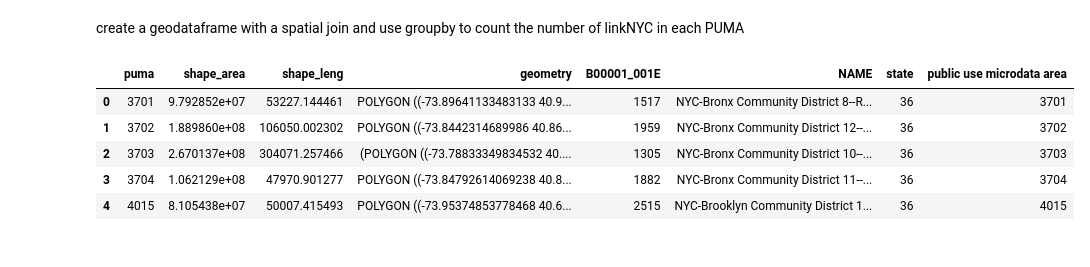
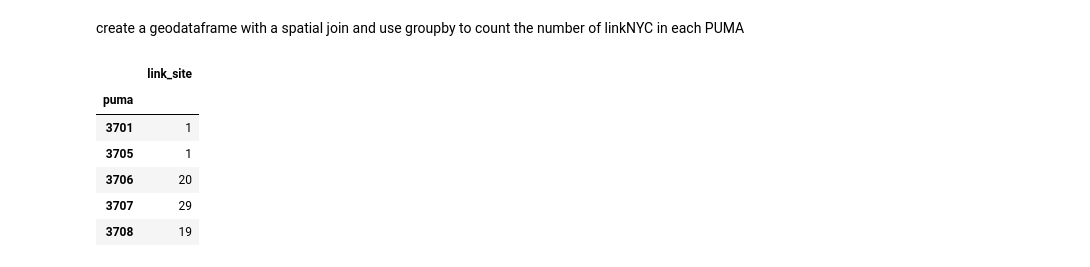
Before and after one commit to SohamMody/PUI2018_srm699, a Jupyter notebook: HW7_srm699/geopandas_census.ipynb, the cells around one changed output. Saved outputs shown, nothing was run; the diff lists cells and outputs as text; code cells hidden in the pictures.

```diff
--- a/HW7_srm699/geopandas_census.ipynb
+++ b/HW7_srm699/geopandas_census.ipynb
@@ -414,7 +414,7 @@ linkNYC.head()
 # %%
 linkNYC = gpd.GeoDataFrame(linkNYC)
 # %%
-linkNYC.crs = crs.from_epsg(2263)
+#linkNYC.crs = crs.from_epsg(2263)
 # %% [markdown]
 # plot the location of the linkNYC stations on top of a choropleth of broadband access percentage in *5 equal intervals*
 
@@ -466,6 +466,8 @@ pumaPop.head()
 | 4 | 2874 | Oneida County (Central)--Greater ... | 36 | 402 |
 # %%
 pumashp2 = pumashp.merge(pumaPop,how='inner',left_on='puma',right_on='public use microdata area')
+# %%
+pumashp2['puma'] = pumashp2['puma'].astype(int)
 # %%
 pumashp2.head()
 # %% [output]
@@ -485,14 +487,17 @@ pumashp2.head()
 convert coordinates for pumashp and linkNYC
 # %% [markdown]
 create a geodataframe with a spatial join and use groupby to count the number of linkNYC in each PUMA
+# %%
+linkNYC.crs = crs.from_epsg(4326)
 # %%
-# pumashp = pumashp.to_crs(epsg=2263)
-# linkNYC = linkNYC.to_crs(epsg=2263)
-pumashp2.head()
+linkpp = ((gpd.sjoin(pumashp2.to_crs(epsg=2263),linkNYC.to_crs(epsg=2263))).groupby('puma').count())[['link_site']]
+#linkpp = linkpp[['link_site']]
+linkpp.head()
 # %% [output]
-|  | puma | shape_area | shape_leng | geometry | B00001_001E | NAME | state | public use microdata area |
-| 0 | 3701 | 9.792852e+07 | 53227.144461 | POLYGON ((-73.89641133483133 40.9... | 1517 | NYC-Bronx Community District 8--R... | 36 | 3701 |
-| 1 | 3702 | 1.889860e+08 | 106050.002302 | POLYGON ((-73.8442314689986 40.86... | 1959 | NYC-Bronx Community District 12--... | 36 | 3702 |
-| 2 | 3703 | 2.670137e+08 | 304071.257466 | (POLYGON ((-73.78833349834532 40.... | 1305 | NYC-Bronx Community District 10--... | 36 | 3703 |
-| 3 | 3704 | 1.062129e+08 | 47970.901277 | POLYGON ((-73.84792614069238 40.8... | 1882 | NYC-Bronx Community District 11--... | 36 | 3704 |
-| 4 | 4015 | 8.105438e+07 | 50007.415493 | POLYGON ((-73.95374853778468 40.6... | 2515 | NYC-Brooklyn Community District 1... | 36 | 4015 |
+|  | link_site |
+| puma |  |
+| 3701 | 1 |
+| 3705 | 1 |
+| 3706 | 20 |
+| 3707 | 29 |
+| 3708 | 19 |
```
Also changed, not shown: parts of 10 cells of this notebook.
